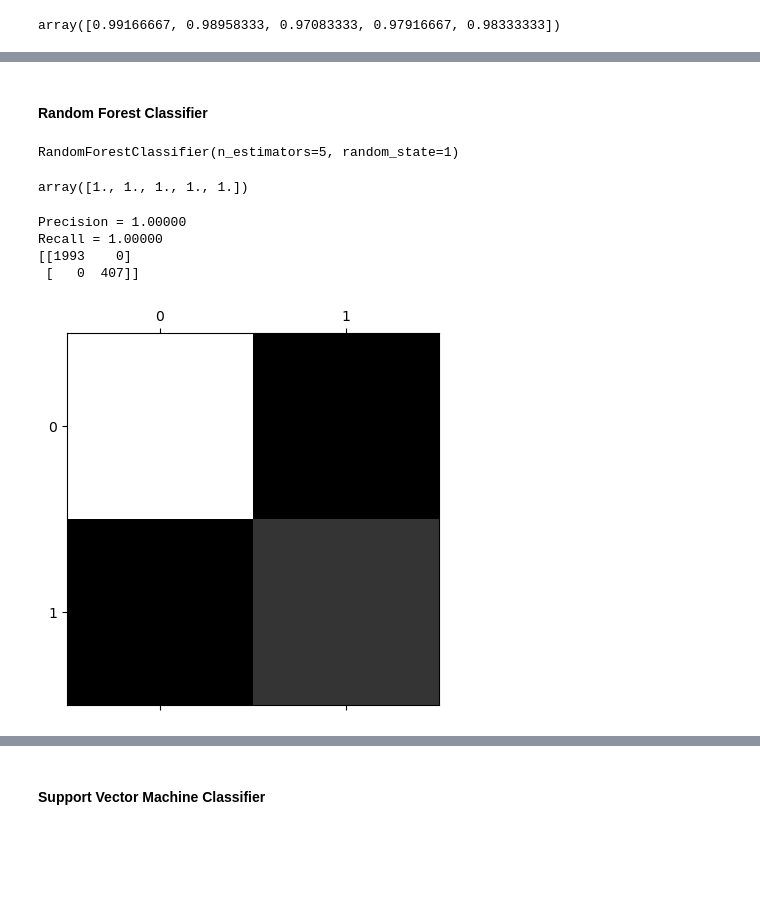
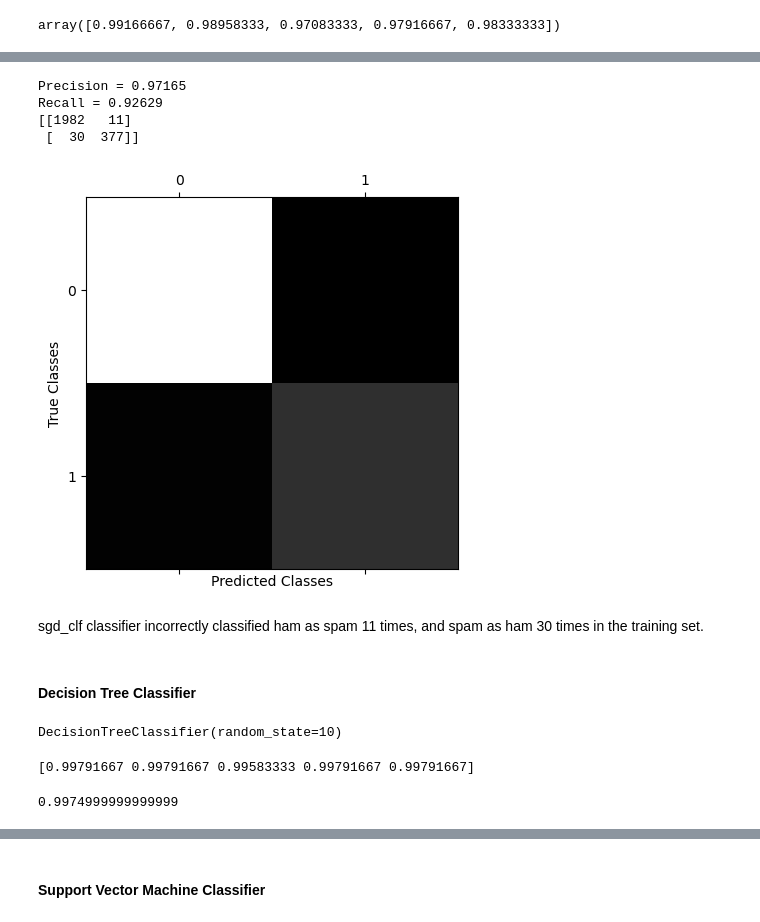
Before and after one commit to CEgerer93/HandsOnML, a Jupyter notebook: Classification/exercises.ipynb, the cells around one changed output, grey strips where cells are left out. Drawn from its saved outputs; the diff is of its cells as text; code cells hidden in the pictures; blank space fills up the shorter version.

Commit message:
Wrap up Ch. 3 classification exercises with a Decision Tree Classifier

```diff
--- a/Classification/exercises.ipynb
+++ b/Classification/exercises.ipynb
@@ -836,5 +836,5 @@ array([0.99166667, 0.98958333, 0.97083333, 0.97916667, 0.98333333])
 # %%
-# Consider the confusion matrix for the sgd_clf classifier
+# Construct a class to conveniently form/access the confusion_matrix, precision/recall scores for a classifier
 import matplotlib.pyplot as plt
 
 class AssessModel:
@@ -855,10 +855,8 @@ class AssessModel:
     def recall(self):
         return "Recall = %.5f"%recall_score(self.labels, self.labels_pred)
 
-sgd_clf_performance = AssessModel(sgd_clf, X_train, y_train)
-sgd_clf_performance.cvp()
-print(sgd_clf_performance.precision())
-print(sgd_clf_performance.recall())
-
-plt.matshow(sgd_clf_performance.conf_mat, cmap=plt.cm.gray)
-print(sgd_clf_performance.conf_mat); plt.show();
+    def plotConfMat(self):
+        plt.matshow(self.conf_mat, cmap=plt.cm.gray)
+        plt.xlabel('Predicted Classes')
+        plt.ylabel('True Classes')
+        print(self.conf_mat); plt.show()
@@ -871,25 +863,31 @@ Recall = 0.92629
-# %% [markdown]
-#### Random Forest Classifier
-# %%
-rf_clf = RandomForestClassifier(random_state=1,n_estimators=5)
-rf_clf.fit(X_train, y_train)
-# %% [output]
-RandomForestClassifier(n_estimators=5, random_state=1)
-# %%
-crossValScores(rf_clf, X_train, y_train)
-# %% [output]
-array([1., 1., 1., 1., 1.])
-# %%
-rf_clf_perf = AssessModel(rf_clf, X_train, y_train)
-rf_clf_perf.cvp()
-print(rf_clf_perf.precision())
-print(rf_clf_perf.recall())
-
-plt.matshow(rf_clf_perf.conf_mat, cmap = plt.cm.gray)
-print(rf_clf_perf.conf_mat); plt.show()
-# %% [output]
-Precision = 1.00000
-Recall = 1.00000
-[[1993    0]
- [   0  407]]
-[figure, removed]
+# %%
+# Assess performance of Stochastic Gradient Descent classifier
+sgd_perf = AssessModel(sgd_clf, X_train, y_train)
+sgd_perf.cvp()
+print(sgd_perf.precision())
+print(sgd_perf.recall())
+sgd_perf.plotConfMat()
+# %% [output]
+Precision = 0.97165
+Recall = 0.92629
+[[1982   11]
+ [  30  377]]
+[figure, added]
+# %% [markdown]
+ sgd_clf classifier incorrectly classified ham as spam 11 times, and spam as ham 30 times in the training set.
+# %% [markdown]
+#### Decision Tree Classifier
+# %%
+tree_clf = DecisionTreeClassifier(random_state=10)
+tree_clf.fit(X_train, y_train)
+# %% [output]
+DecisionTreeClassifier(random_state=10)
+# %%
+# Assess performance of tree_clf with cross_validation
+tree_clf_scores = crossValScores(tree_clf, X_train, y_train)
+print(tree_clf_scores)
+# Mean score from cross validation
+tree_clf_scores.mean()
+# %% [output]
+[0.99791667 0.99791667 0.99583333 0.99791667 0.99791667]
+0.9974999999999999
```
Also changed, not shown: parts of 21 cells of this notebook.
